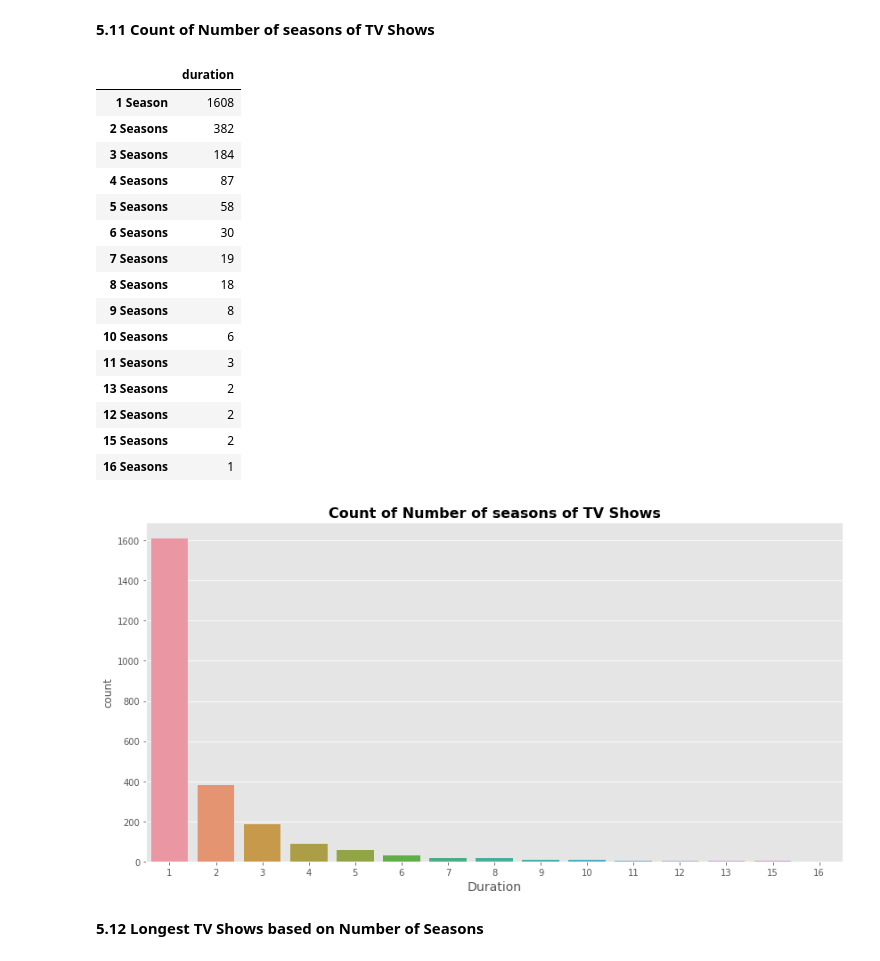
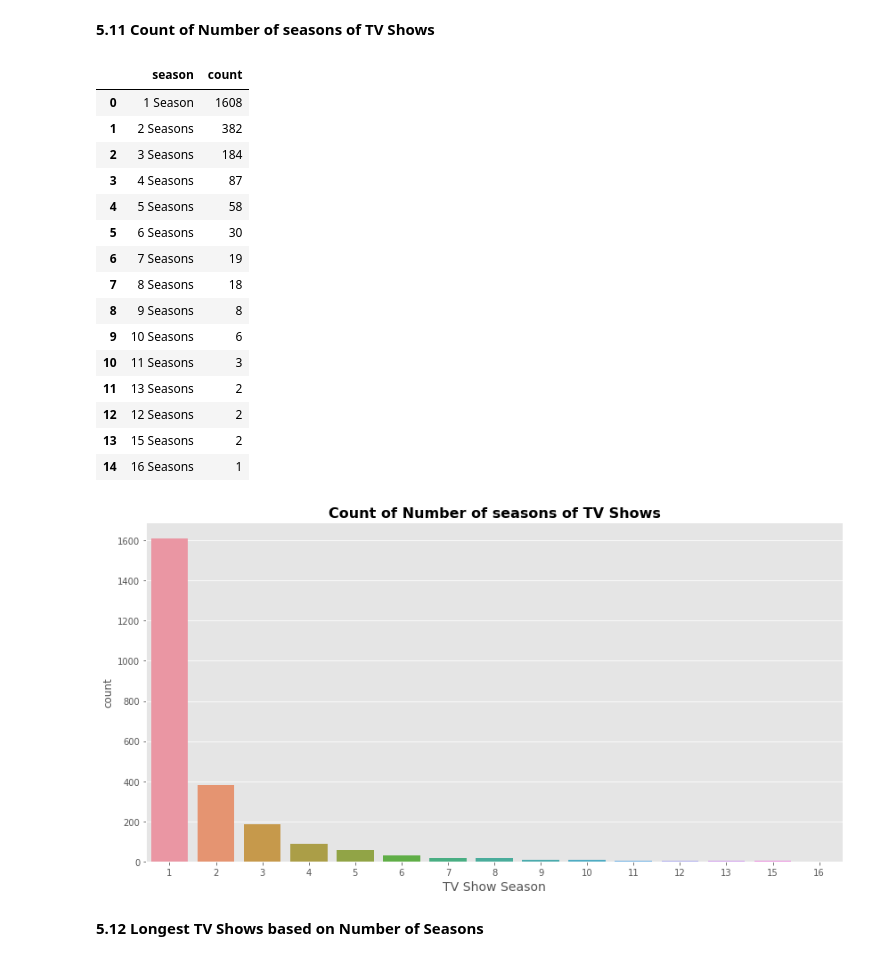
Before and after one commit to pankaj-beldar/Capstone_Project_04_Netflix_Movies_and_TV_Shows_Clustering, a Jupyter notebook: Capstone_Project_04_Netflix_Movies_and_TV_Shows_Clustering.ipynb, the cells around one changed output. Drawn from its saved outputs; the diff is of its cells as text; code cells hidden in the pictures.

```diff
--- a/Capstone_Project_04_Netflix_Movies_and_TV_Shows_Clustering.ipynb
+++ b/Capstone_Project_04_Netflix_Movies_and_TV_Shows_Clustering.ipynb
@@ -700,37 +700,39 @@ plt.show()
 # %%
 no_of_seasons= tv_shows['duration'].value_counts()
 no_of_seasons=pd.DataFrame(no_of_seasons)
+no_of_seasons.reset_index(inplace=True)
+no_of_seasons.rename(columns = {'index':'season', 'duration':'count'}, inplace = True)
 no_of_seasons
 # %% [output]
-|  | duration |
-| 1 Season | 1608 |
-| 2 Seasons | 382 |
-| 3 Seasons | 184 |
-| 4 Seasons | 87 |
-| 5 Seasons | 58 |
-| 6 Seasons | 30 |
-| 7 Seasons | 19 |
-| 8 Seasons | 18 |
-| 9 Seasons | 8 |
-| 10 Seasons | 6 |
-| 11 Seasons | 3 |
-| 13 Seasons | 2 |
-| 12 Seasons | 2 |
-| 15 Seasons | 2 |
-| 16 Seasons | 1 |
+|  | season | count |
+| 0 | 1 Season | 1608 |
+| 1 | 2 Seasons | 382 |
+| 2 | 3 Seasons | 184 |
+| 3 | 4 Seasons | 87 |
+| 4 | 5 Seasons | 58 |
+| 5 | 6 Seasons | 30 |
+| 6 | 7 Seasons | 19 |
+| 7 | 8 Seasons | 18 |
+| 8 | 9 Seasons | 8 |
+| 9 | 10 Seasons | 6 |
+| 10 | 11 Seasons | 3 |
+| 11 | 13 Seasons | 2 |
+| 12 | 12 Seasons | 2 |
+| 13 | 15 Seasons | 2 |
+| 14 | 16 Seasons | 1 |
 # %%
 # Count of Number of seasons of TV Shows
 tv_shows=df[df['type']=='TV Show']
 
 plt.figure(figsize=(14, 7))
 
 sns.countplot(tv_shows['duration'])
 
 plt.title('Count of Number of seasons of TV Shows', fontsize=16,fontweight="bold")
-plt.xlabel('Duration', fontsize=14)
+plt.xlabel('TV Show Season', fontsize=14)
 plt.show()
 # %% [output]
-[figure, old version]
+[figure, new version]
 # %% [markdown]
 **5.12 Longest TV Shows based on Number of Seasons**
 # %%
```
Also changed, not shown: parts of 17 cells of this notebook.
